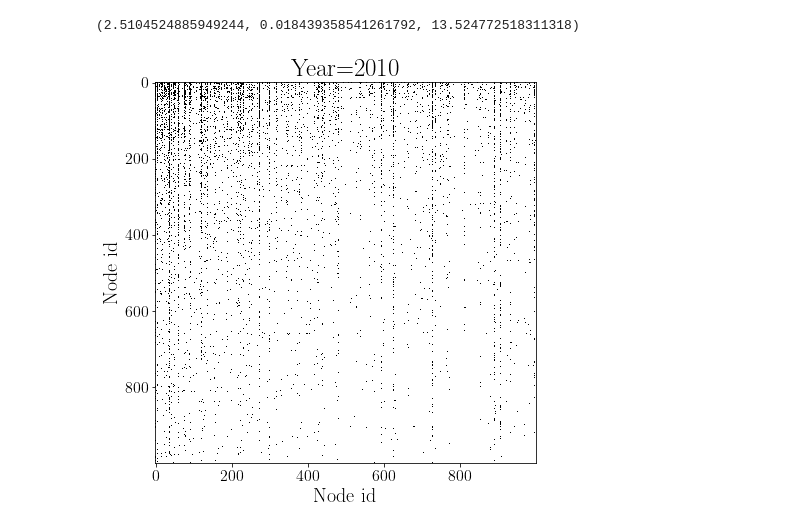
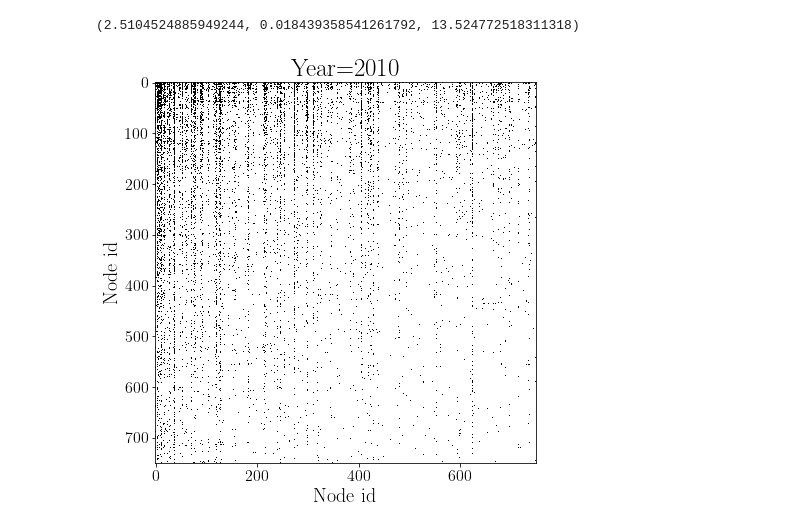
Before and after one commit to luis-tm/network_science, a Jupyter notebook: FINAL_PROJECT_CODE.ipynb, the cells around one changed output. Drawn from its saved outputs; the diff is of its cells as text; code cells hidden in the pictures.

```diff
--- a/FINAL_PROJECT_CODE.ipynb
+++ b/FINAL_PROJECT_CODE.ipynb
@@ -58,6 +59,9 @@ def plot_adj_matrix(year, matrix_filter):
     plt.xlabel("Node id", fontsize=20)
     plt.ylabel("Node id", fontsize=20)
     plt.imshow(sorted_matrix[:matrix_filter, :matrix_filter], cmap="Greys", interpolation="none")
+    if save_plots:
+        plt.savefig(plot_filepath + f"{global_dataset}_adj_matrix_{year}.png")
+    plt.show()
 
 def get_eigenvector_centrality(network):
     return nx.eigenvector_centrality(network)
@@ -304,6 +356,6 @@ xmin progress: 99%
 [figure]
 (2.5104524885949244, 0.018439358541261792, 13.524772518311318)
 # %%
-plot_adj_matrix("2010", 1000)
+plot_adj_matrix("2010", 750)
 # %% [output]
-[figure, old version]
+[figure, new version]
```
Also changed, not shown: parts of 12 cells of this notebook.
